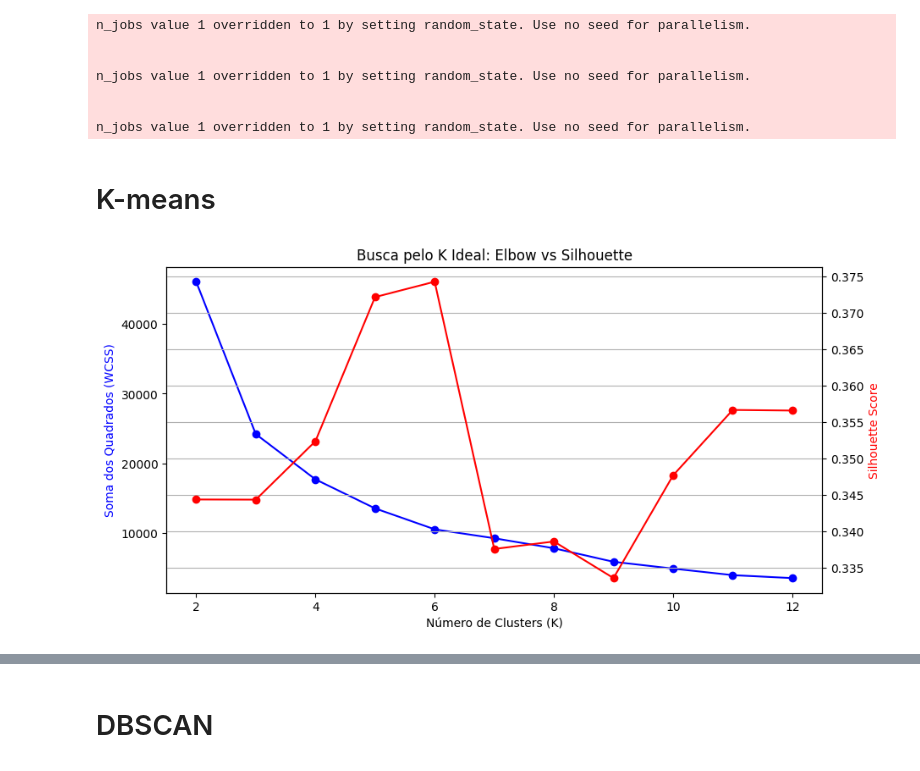
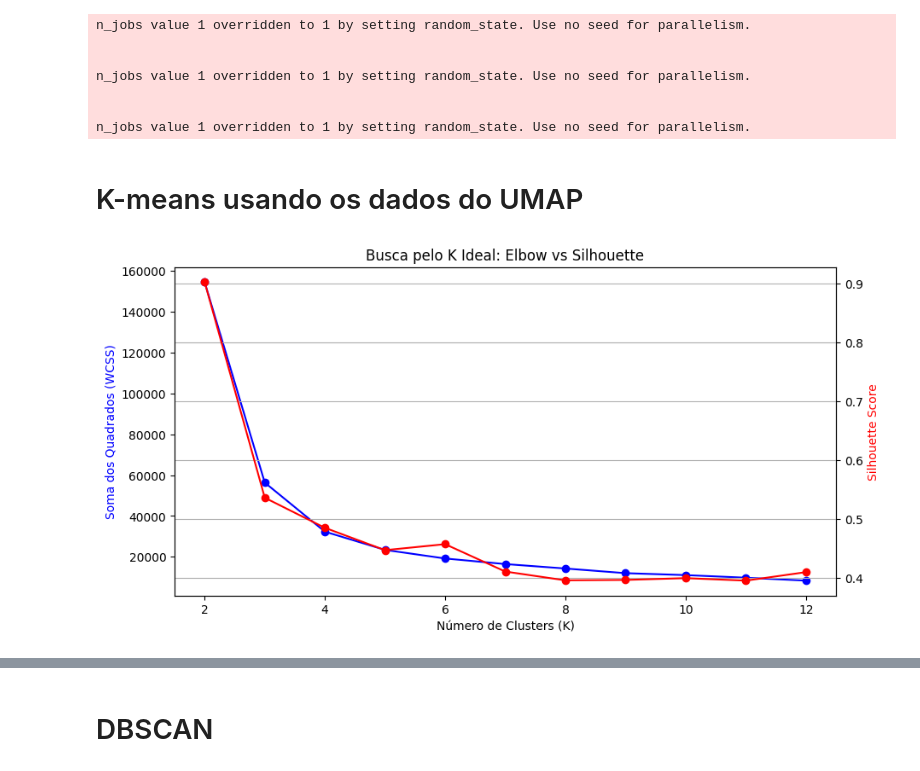
Before and after one commit to DouglaxN/project-unsupervised, a Jupyter notebook: Douglas/main.ipynb, the cells around one changed output, grey strips where cells are left out. Cells and saved outputs as stored; diff of their text form; code cells hidden in the pictures.

```diff
--- a/Douglas/main.ipynb
+++ b/Douglas/main.ipynb
@@ -354,33 +357,33 @@ n_jobs value 1 overridden to 1 by setting random_state. Use no seed for parallel
 
 n_jobs value 1 overridden to 1 by setting random_state. Use no seed for parallelism.
 # %% [markdown]
-# K-means
+# K-means usando os dados do UMAP
 # %%
 # Testando valores de K de 2 a 12
 wcss = []
 silhouette_values = []
 K_range = range(2, 13)
 
 for k in K_range:
     kmeans = KMeans(n_clusters=k, init='k-means++', random_state=42)
-    labels = kmeans.fit_predict(X_scaled) # Usamos os dados escalonados!
+    labels = kmeans.fit_predict(df_umap) # Usamos os dados escalonados!
 
     wcss.append(kmeans.inertia_)
-    silhouette_values.append(silhouette_score(X_scaled, labels))
+    silhouette_values.append(silhouette_score(df_umap, labels))
 
 # Plotando os resultados
 fig, ax1 = plt.subplots(figsize=(10, 5))
 
 ax1.plot(K_range, wcss, 'bo-', label='WCSS (Elbow)')
 ax1.set_xlabel('Número de Clusters (K)')
 ax1.set_ylabel('Soma dos Quadrados (WCSS)', color='b')
 
 ax2 = ax1.twinx()
 ax2.plot(K_range, silhouette_values, 'ro-', label='Silhouette Score')
 ax2.set_ylabel('Silhouette Score', color='r')
 
 plt.title('Busca pelo K Ideal: Elbow vs Silhouette')
 plt.grid()
 plt.show()
 # %% [output]
-[figure, old version]
+[figure, new version]
```
Also changed, not shown: parts of 4 cells of this notebook, 3 other files.
